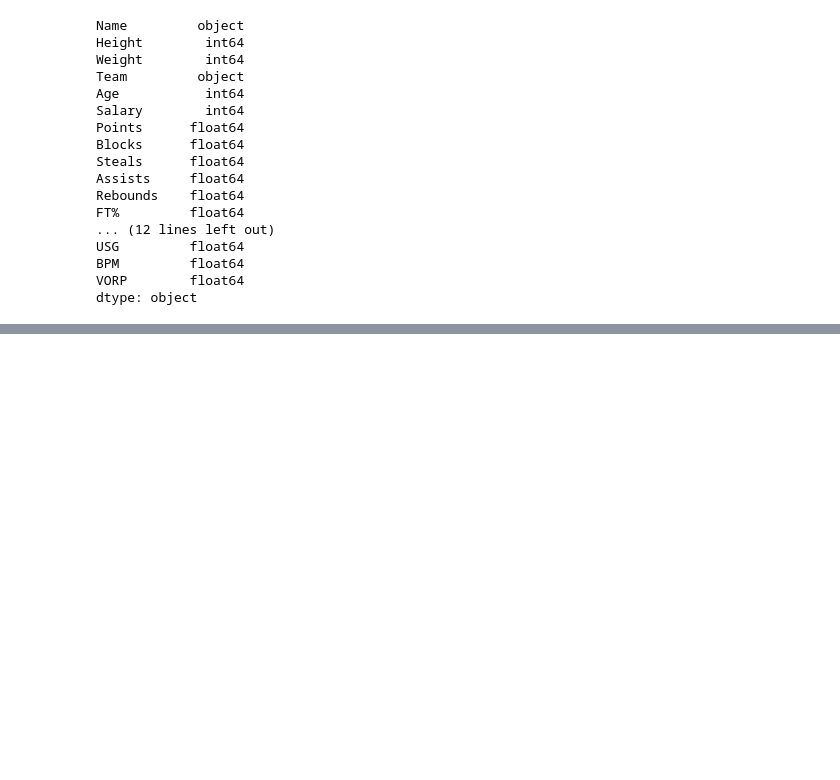
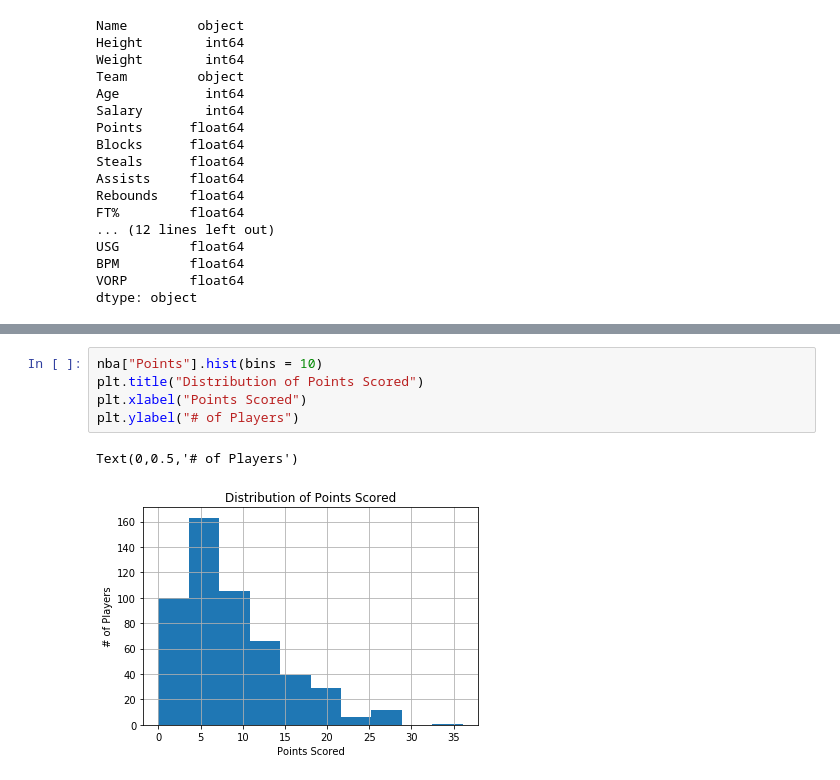
Before and after one commit to tavarezjoel33/MAT328Project, a Jupyter notebook: PROJECT - NBA Season Stats 2018-2019.ipynb, the cells around one changed output, grey strips where cells are left out. Cells and saved outputs as stored; diff of their text form; blank space fills up the shorter version.

```diff
--- a/PROJECT - NBA Season Stats 2018-2019.ipynb
+++ b/PROJECT - NBA Season Stats 2018-2019.ipynb
@@ -154,0 +160,8 @@ Text(0,0.5,'Number of Players')
+# %%
+nba["Points"].hist(bins = 10)
+plt.title("Distribution of Points Scored")
+plt.xlabel("Points Scored")
+plt.ylabel("# of Players")
+# %% [output]
+Text(0,0.5,'# of Players')
+[figure, added]
```
Also changed, not shown: parts of 88 cells of this notebook.
